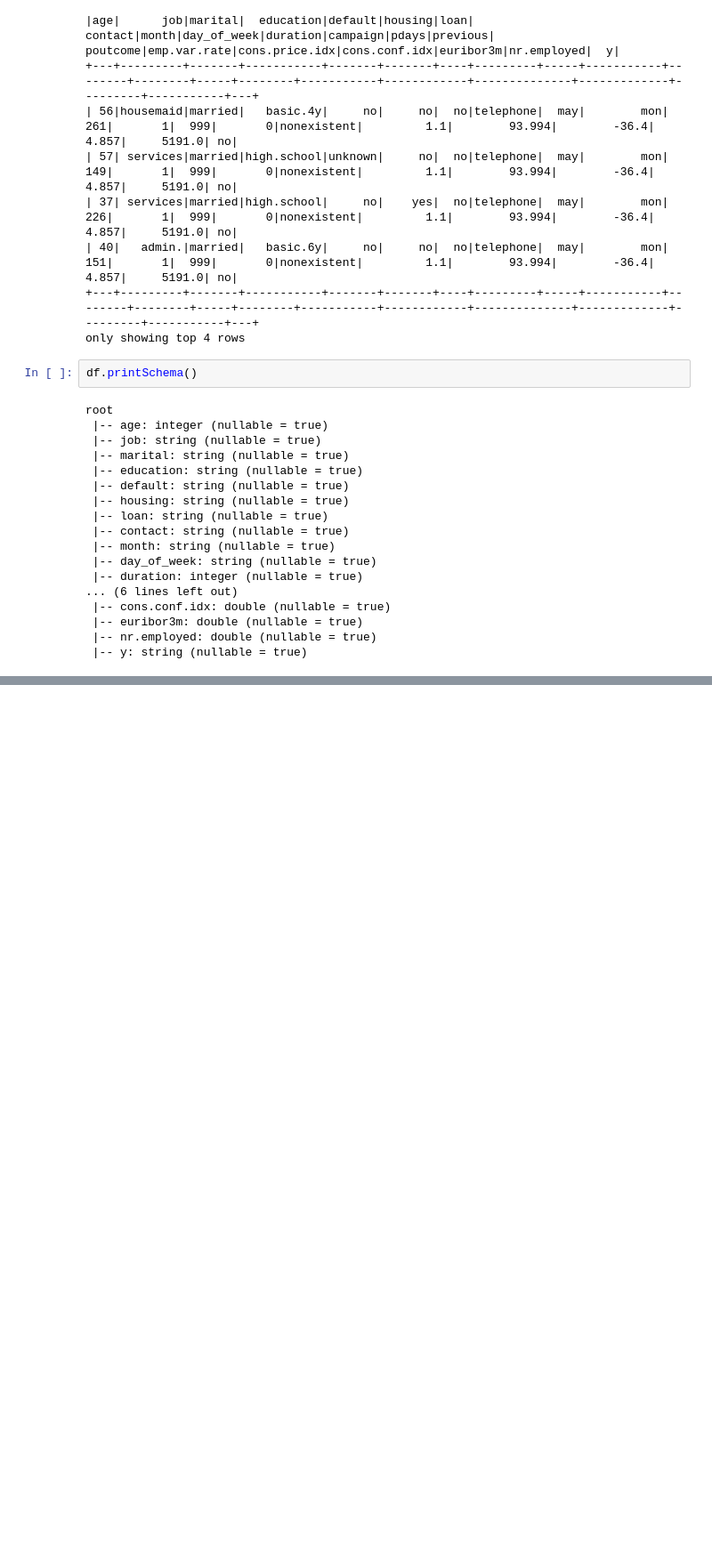
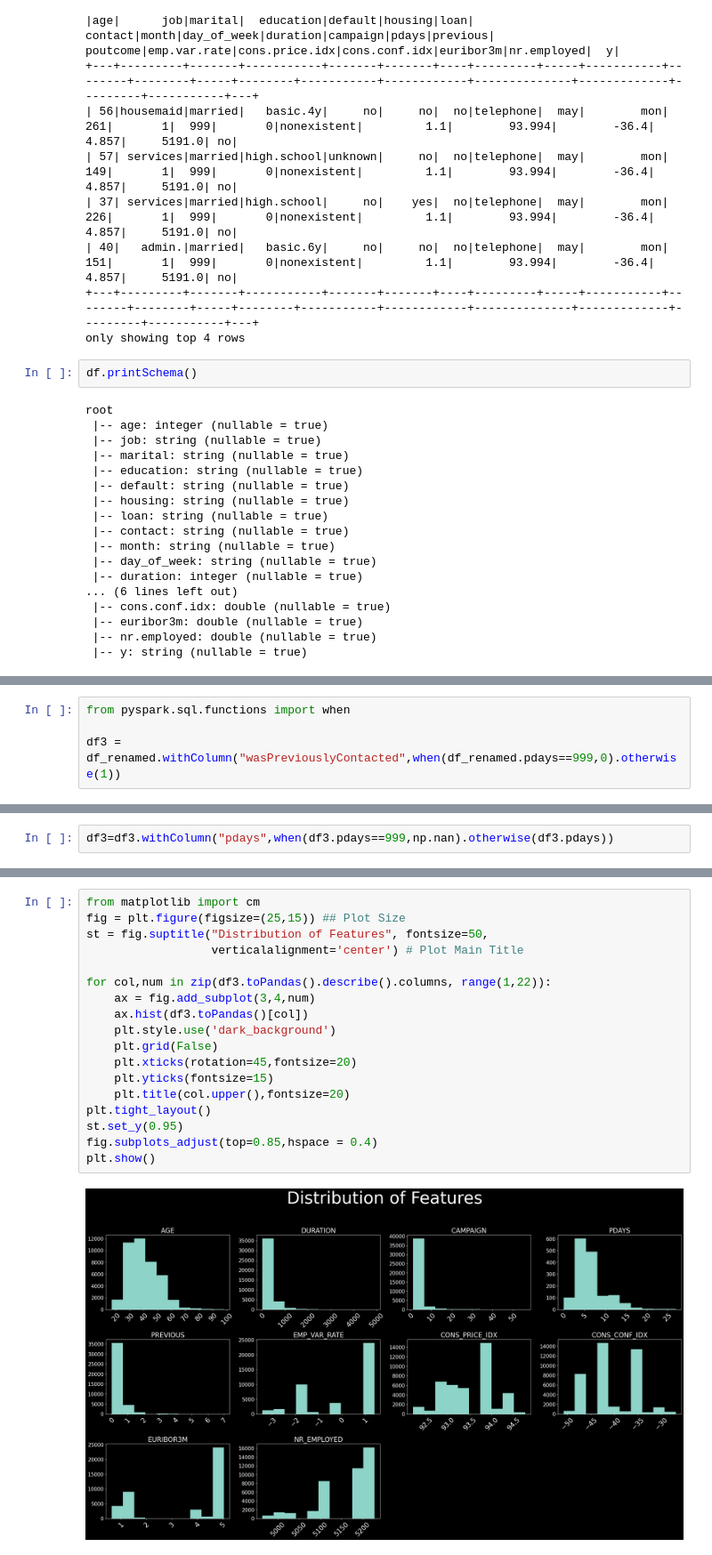
Before and after one commit to 0Architectus0/BAN5753_MiniProject2, a Jupyter notebook: script/experimentation.ipynb, the cells around one changed output, grey strips where cells are left out. Shown: that part at 89% size. Saved outputs shown, nothing was run; the diff lists cells and outputs as text; blank space fills up the shorter version.

```diff
--- a/script/experimentation.ipynb
+++ b/script/experimentation.ipynb
@@ -79,0 +154,4 @@ root
+# %%
+from pyspark.sql.functions import when
+
+df3 = df_renamed.withColumn("wasPreviouslyContacted",when(df_renamed.pdays==999,0).otherwise(1))
@@ -79,0 +171,2 @@ root
+# %%
+df3=df3.withColumn("pdays",when(df3.pdays==999,np.nan).otherwise(df3.pdays))
@@ -79,0 +186,20 @@ root
+# %%
+from matplotlib import cm
+fig = plt.figure(figsize=(25,15)) ## Plot Size
+st = fig.suptitle("Distribution of Features", fontsize=50,
+                  verticalalignment='center') # Plot Main Title
+
+for col,num in zip(df3.toPandas().describe().columns, range(1,22)):
+    ax = fig.add_subplot(3,4,num)
+    ax.hist(df3.toPandas()[col])
+    plt.style.use('dark_background')
+    plt.grid(False)
+    plt.xticks(rotation=45,fontsize=20)
+    plt.yticks(fontsize=15)
+    plt.title(col.upper(),fontsize=20)
+plt.tight_layout()
+st.set_y(0.95)
+fig.subplots_adjust(top=0.85,hspace = 0.4)
+plt.show()
+# %% [output]
+[figure, added]
```
Also changed, not shown: parts of 64 cells of this notebook, 3 other files.
